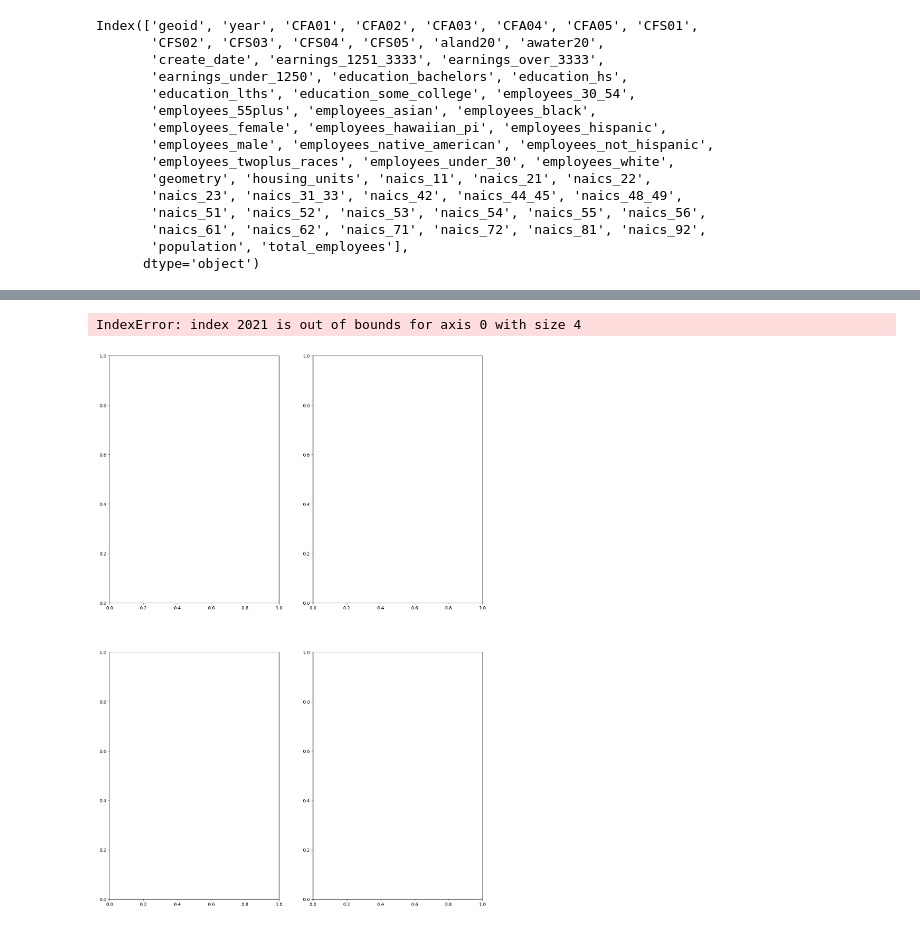
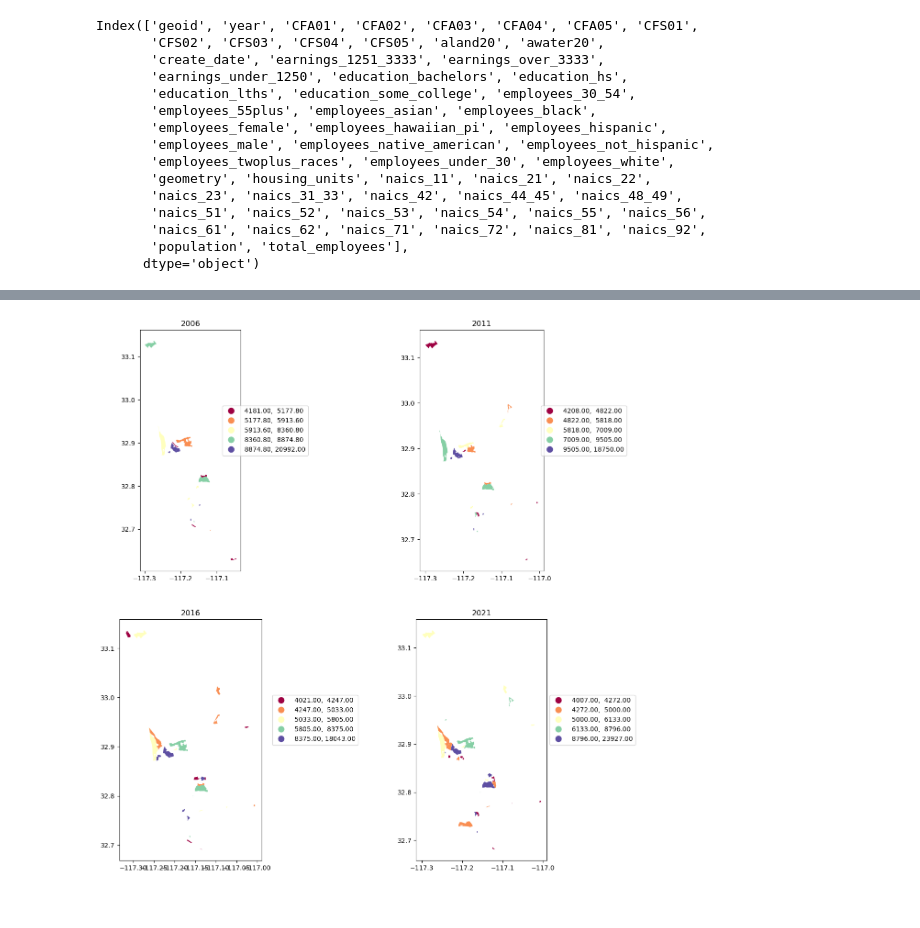
Before and after one commit to bartelgracie/Employment-Centers-, a Jupyter notebook: history.ipynb, the cells around one changed output, grey strips where cells are left out. Cells and saved outputs as stored; diff of their text form; code cells hidden in the pictures.

```diff
--- a/history.ipynb
+++ b/history.ipynb
@@ -9,7 +10,7 @@ from geosnap.io import get_lodes
 # %%
 datasets = DataStore("/srv/data/geosnap")
 # %%
-lodes = get_lodes(datasets, county_fips='06073', years=[2021, 2016, 2011, 2006])
+lodes = get_lodes(datasets, county_fips='06073', years=[2006, 2007, 2008, 2009, 2010, 2011, 2012, 2013, 2014, 2015, 2016, 2017, 2018, 2019, 2020, 2021])
 # %%
 lodes.columns
 # %% [output]
@@ -61,5 +32,5 @@ lodes[lodes['year']==2011].plot(column='total_employees')
 # %%
-years = [2021, 2016, 2011, 2006]
+years = [2006, 2011, 2016, 2021]
 # %%
 for i in years:
     lodes[lodes['year']==i].plot(column='total_employees')
@@ -71,14 +42,16 @@ for i in years:
 # %%
-fig, axs = plt.subplots(nrows=2, ncols=2, figsize=(15, 22))
-
-axs=axs.flatten()
-
-
-for i in years:
-    ax = axs[i]
-    lodes[lodes['year']==i].plot(column='total_employees', ax=ax, scheme='Quantiles', k=5,
-                                 legend=True, legend_kwds={'bbox_to_anchor': (1.7, 0.7), "fmt": "{:.2f}"})
-    ax.set_title(col)
+ec_lodes = lodes[lodes['total_employees'] > 4000]
-# %% [output]
-IndexError: index 2021 is out of bounds for axis 0 with size 4
-[figure, removed]
+# %%
+fig, axs = plt.subplots(nrows=2, ncols=2, figsize=(15, 15))
+
+axs=axs.flatten()
+
+for i in range(4):
+    ax = axs[i]
+    year=years[i]
+    ec_lodes[ec_lodes['year']==year].plot(column = 'total_employees', ax=ax, scheme='Quantiles',
+                       k=5, cmap='Spectral', legend=True,
+                       legend_kwds={'bbox_to_anchor': (1.7, 0.7), "fmt": "{:.2f}"})
+    ax.set_title(years[i])
+# %% [output]
+[figure, added]
```
Also changed, not shown: parts of 30 cells of this notebook.
